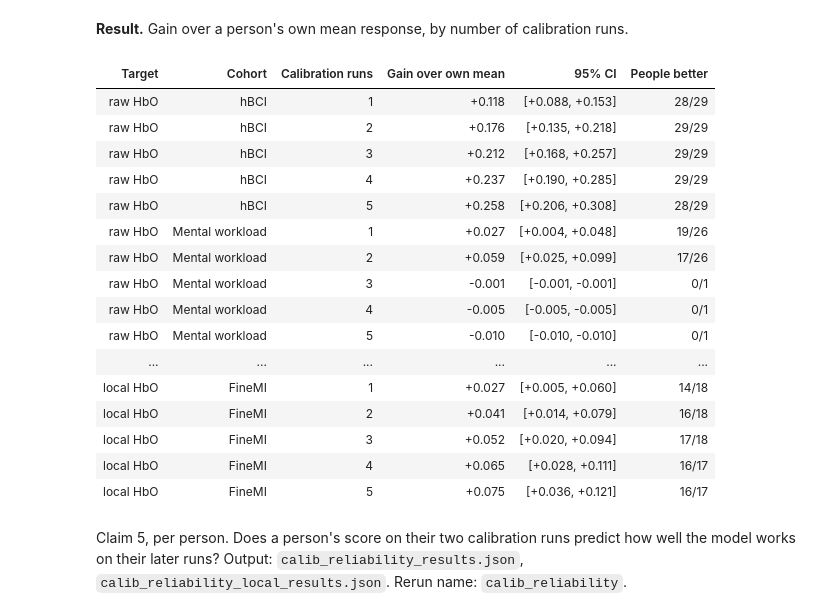
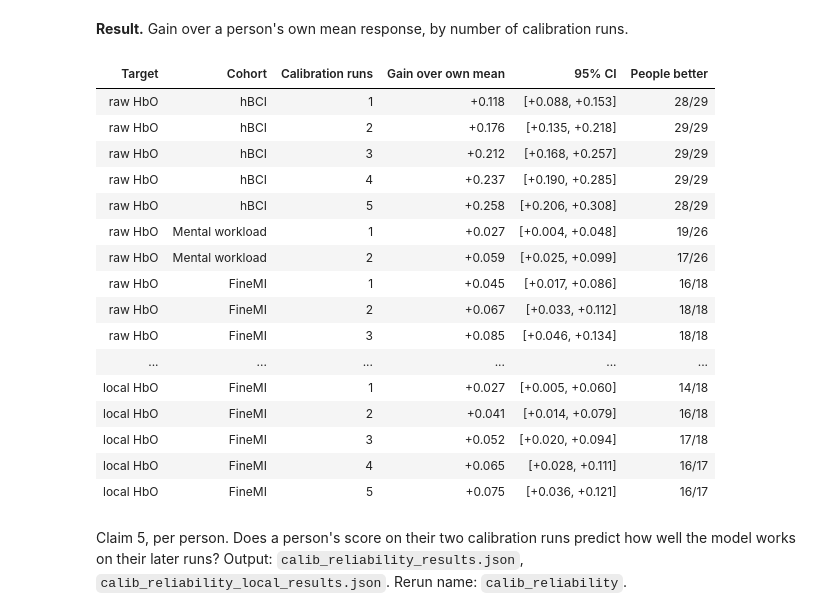
Before and after one commit to muntasirhossain2003/Cross-Modal-Prediction-of-fNIRS-Haemodynamics-From-Infra-Slow-EEG, a Jupyter notebook: merge/NeuroVascNet_Full.ipynb, the cells around one changed output. Drawn from its saved outputs; the diff is of its cells as text; code cells hidden in the pictures.

```diff
--- a/merge/NeuroVascNet_Full.ipynb
+++ b/merge/NeuroVascNet_Full.ipynb
@@ -5267,24 +5267,24 @@ if should("calibration"):
 # %%
 rows = []
 for label, g in (("raw HbO", J("calibration_results.json")), ("local HbO", J("calibration_results_local.json"))):
     for c, n in COH.items():
         for k in range(1, 6):
             v = g[c]["gains"].get(f"k{k}_personal_minus_baseline")
-            if v and v.get("mean") is not None and v["mean"] == v["mean"]:
+            if v and v.get("n", 0) >= 10:
                 rows.append([label, n, k, f"{v['mean']:+.3f}", ci(*v["ci"]), f"{v['n_positive']}/{v['n']}"])
 table(rows, ["Target", "Cohort", "Calibration runs", "Gain over own mean", "95% CI", "People better"])
 # %% [output]
 | Target | Cohort | Calibration runs | Gain over own mean | 95% CI | People better |
 | raw HbO | hBCI | 1 | +0.118 | [+0.088, +0.153] | 28/29 |
 | raw HbO | hBCI | 2 | +0.176 | [+0.135, +0.218] | 29/29 |
 | raw HbO | hBCI | 3 | +0.212 | [+0.168, +0.257] | 29/29 |
 | raw HbO | hBCI | 4 | +0.237 | [+0.190, +0.285] | 29/29 |
 | raw HbO | hBCI | 5 | +0.258 | [+0.206, +0.308] | 28/29 |
 | raw HbO | Mental workload | 1 | +0.027 | [+0.004, +0.048] | 19/26 |
 | raw HbO | Mental workload | 2 | +0.059 | [+0.025, +0.099] | 17/26 |
-| raw HbO | Mental workload | 3 | -0.001 | [-0.001, -0.001] | 0/1 |
-| raw HbO | Mental workload | 4 | -0.005 | [-0.005, -0.005] | 0/1 |
-| raw HbO | Mental workload | 5 | -0.010 | [-0.010, -0.010] | 0/1 |
+| raw HbO | FineMI | 1 | +0.045 | [+0.017, +0.086] | 16/18 |
+| raw HbO | FineMI | 2 | +0.067 | [+0.033, +0.112] | 18/18 |
+| raw HbO | FineMI | 3 | +0.085 | [+0.046, +0.134] | 18/18 |
 | ... | ... | ... | ... | ... | ... |
 | local HbO | FineMI | 1 | +0.027 | [+0.005, +0.060] | 14/18 |
 | local HbO | FineMI | 2 | +0.041 | [+0.014, +0.079] | 16/18 |
```
Also changed, not shown: 1 other file.
